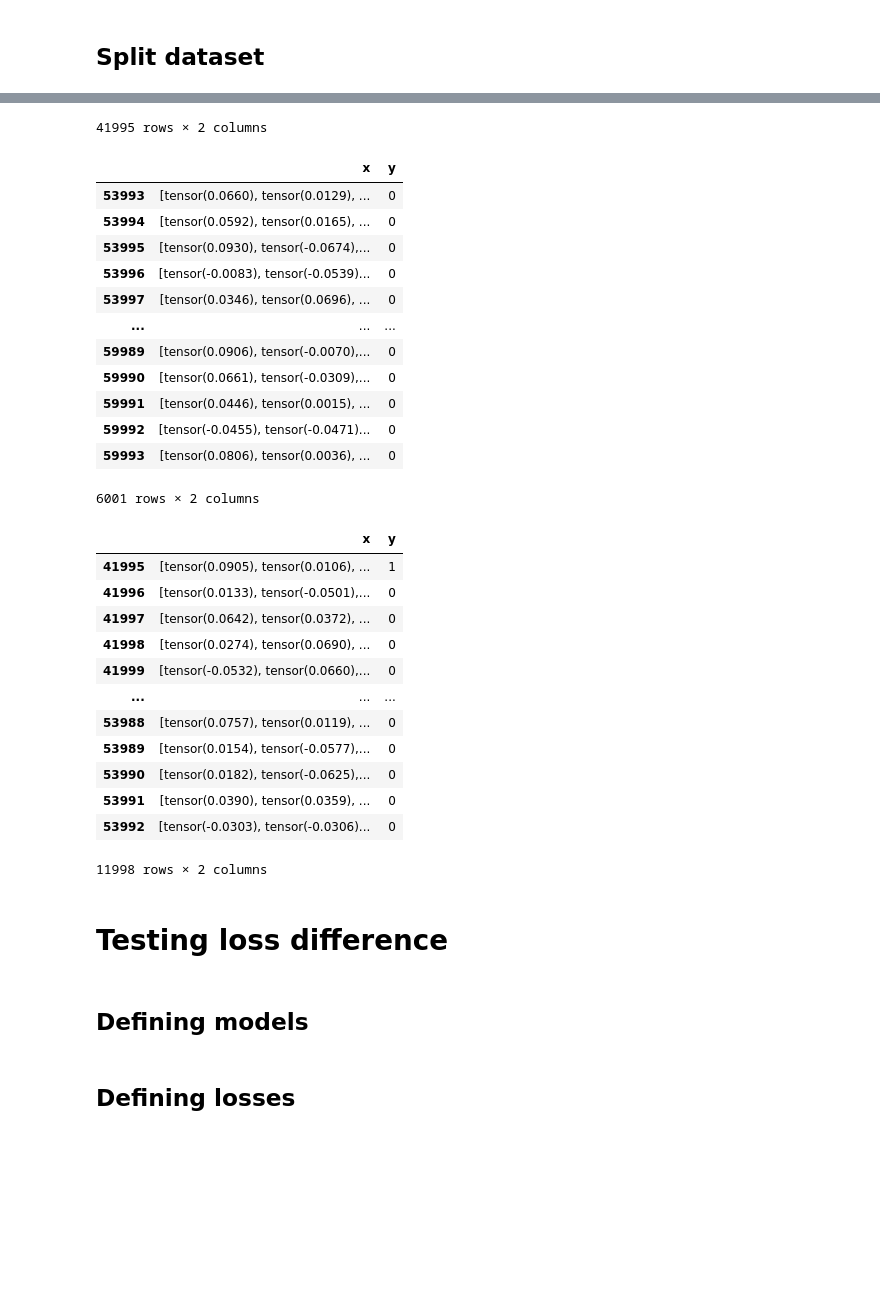
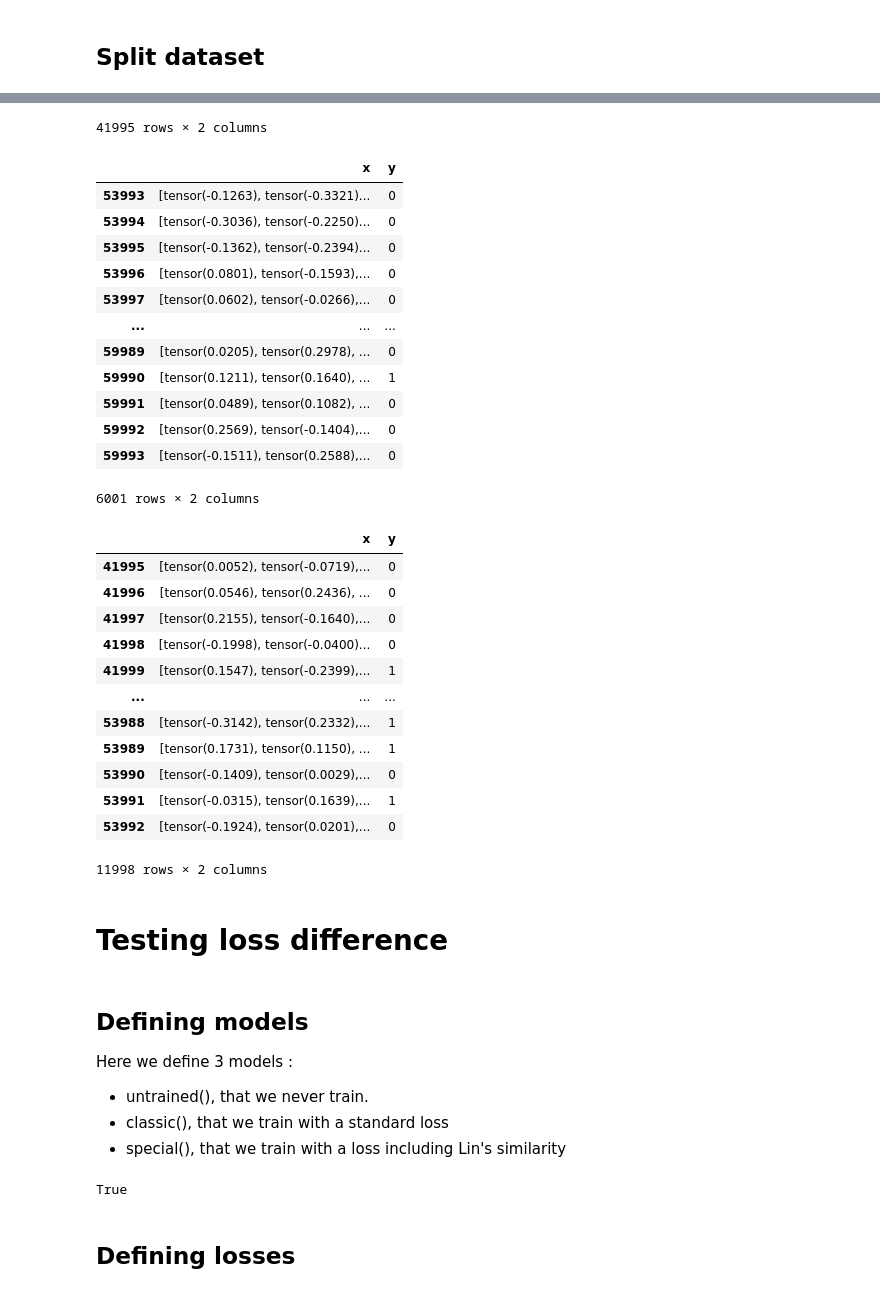
Before and after one commit to ElliotButz/ESL2024, a Jupyter notebook: code/Making_ComplEx_embeddings.ipynb, the cells around one changed output, grey strips where cells are left out. Cells and saved outputs as stored; diff of their text form; code cells hidden in the pictures; blank space fills up the shorter version.

```diff
--- a/code/Making_ComplEx_embeddings.ipynb
+++ b/code/Making_ComplEx_embeddings.ipynb
@@ -1,14 +1,15 @@
 # %%
 # ComplEx embeddings :
 
-hidden_channels = 176
+hidden_channels = 10
 batch_size = 4096
-epochs = 1000
+epochs = 3000
 file_path = "/home/elliot/Desktop/StageM2/data/iric/little_iric.tsv"
 
 # Losses tests :
 
 n_negative_triplets_per_positive = 4 # Number of false negatives triples per positive triple in the dataset for losses tests.
+url = "https://purl.obolibrary.org/obo/go/go-basic.json.gz" # Where should I look for GO ?
 # %% [markdown]
 # Imports, install and mount
 # %%
@@ -492,9 +573,6 @@ tensor([-0.9785, -0.7775, -1.5046, -0.8002,  0.6947, -1.3738,  0.6832,  0.6765,
 On va créer n triplets négatifs par triplet positif.
 Pour créer un triplet négatif à partir d'un triplet positif, on remplace la tête de ce dernier par une entité aléatoire.
 Il y a une chance de créer des faux négatifs, mais comme chaque entité apparait moins d'une fois sur 1000 dans le jeu de données, cette probabilité reste faible.
-# %%
-# Nombre de triplets négatif par triplet positif :
-n_negative_triplets_per_positive = 5
 # %%
 # Nombre d'apparition de chaque entité dans iric :
 # mapped_iric.hist(column="subject", bins = len(list(entity_set)))
@@ -709,20 +794,15 @@ True
 # %%
 import pandas as pd
 
-def split_data(dataset, train_ratio=0.7, test_ratio=0.2, val_ratio=0.1, shuffle = False):
+def split_data(dataset, train_ratio=0.7, test_ratio=0.2, val_ratio=0.1):
 
-    if shuffle:
-        dataset_shuffled = dataset.sample(frac=1, random_state=42).reset_index(drop=False)
-    else :
-        dataset_shuffled = dataset
-
-    total_samples = len(dataset_shuffled)
+    total_samples = len(dataset)
     train_size = int(total_samples * train_ratio)
     test_size = int(total_samples * test_ratio)
 
-    train_data = dataset_shuffled[:train_size]
-    test_data = dataset_shuffled[train_size:train_size+test_size]
-    val_data = dataset_shuffled[train_size+test_size:]
+    train_data = dataset[:train_size]
+    test_data = dataset[train_size:train_size+test_size]
+    val_data = dataset[train_size+test_size:]
 
     return train_data, test_data, val_data
 
@@ -749,31 +829,40 @@ display(train, val, test)
 41995 rows × 2 columns
 |  | x | y |
-| 53993 | [tensor(0.0660), tensor(0.0129), ... | 0 |
-| 53994 | [tensor(0.0592), tensor(0.0165), ... | 0 |
-| 53995 | [tensor(0.0930), tensor(-0.0674),... | 0 |
-| 53996 | [tensor(-0.0083), tensor(-0.0539)... | 0 |
-| 53997 | [tensor(0.0346), tensor(0.0696), ... | 0 |
+| 53993 | [tensor(-0.1263), tensor(-0.3321)... | 0 |
+| 53994 | [tensor(-0.3036), tensor(-0.2250)... | 0 |
+| 53995 | [tensor(-0.1362), tensor(-0.2394)... | 0 |
+| 53996 | [tensor(0.0801), tensor(-0.1593),... | 0 |
+| 53997 | [tensor(0.0602), tensor(-0.0266),... | 0 |
 | ... | ... | ... |
-| 59989 | [tensor(0.0906), tensor(-0.0070),... | 0 |
-| 59990 | [tensor(0.0661), tensor(-0.0309),... | 0 |
-| 59991 | [tensor(0.0446), tensor(0.0015), ... | 0 |
-| 59992 | [tensor(-0.0455), tensor(-0.0471)... | 0 |
-| 59993 | [tensor(0.0806), tensor(0.0036), ... | 0 |
+| 59989 | [tensor(0.0205), tensor(0.2978), ... | 0 |
+| 59990 | [tensor(0.1211), tensor(0.1640), ... | 1 |
+| 59991 | [tensor(0.0489), tensor(0.1082), ... | 0 |
+| 59992 | [tensor(0.2569), tensor(-0.1404),... | 0 |
+| 59993 | [tensor(-0.1511), tensor(0.2588),... | 0 |
 6001 rows × 2 columns
 |  | x | y |
-| 41995 | [tensor(0.0905), tensor(0.0106), ... | 1 |
-| 41996 | [tensor(0.0133), tensor(-0.0501),... | 0 |
-| 41997 | [tensor(0.0642), tensor(0.0372), ... | 0 |
-| 41998 | [tensor(0.0274), tensor(0.0690), ... | 0 |
-| 41999 | [tensor(-0.0532), tensor(0.0660),... | 0 |
+| 41995 | [tensor(0.0052), tensor(-0.0719),... | 0 |
+| 41996 | [tensor(0.0546), tensor(0.2436), ... | 0 |
+| 41997 | [tensor(0.2155), tensor(-0.1640),... | 0 |
+| 41998 | [tensor(-0.1998), tensor(-0.0400)... | 0 |
+| 41999 | [tensor(0.1547), tensor(-0.2399),... | 1 |
 | ... | ... | ... |
-| 53988 | [tensor(0.0757), tensor(0.0119), ... | 0 |
-| 53989 | [tensor(0.0154), tensor(-0.0577),... | 0 |
-| 53990 | [tensor(0.0182), tensor(-0.0625),... | 0 |
-| 53991 | [tensor(0.0390), tensor(0.0359), ... | 0 |
-| 53992 | [tensor(-0.0303), tensor(-0.0306)... | 0 |
+| 53988 | [tensor(-0.3142), tensor(0.2332),... | 1 |
+| 53989 | [tensor(0.1731), tensor(0.1150), ... | 1 |
+| 53990 | [tensor(-0.1409), tensor(0.0029),... | 0 |
+| 53991 | [tensor(-0.0315), tensor(0.1639),... | 1 |
+| 53992 | [tensor(-0.1924), tensor(0.0201),... | 0 |
 11998 rows × 2 columns
 # %% [markdown]
 # Testing loss difference
-# %% [markdown]
-## Defining models
+# %% [markdown]
+## Defining models
+
+Here we define 3 models :
+- untrained(), that we never train.
+- classic(), that we train with a standard loss
+- special(), that we train with a loss including Lin's similarity
+# %%
+print(dataset['x'][0].size()[0] == 6*hidden_channels)
+# %% [output]
+True
```
Also changed, not shown: parts of 21 cells of this notebook.
